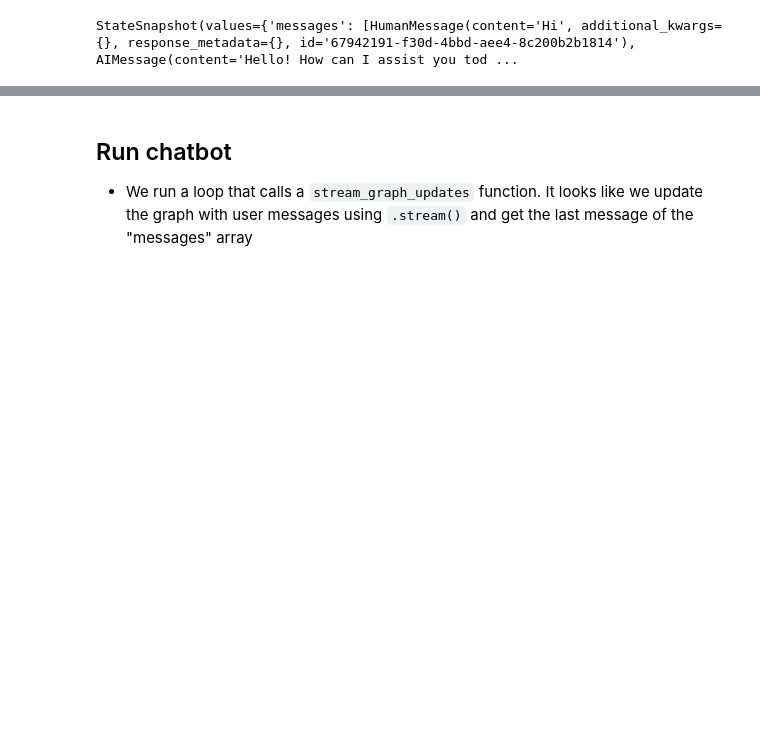
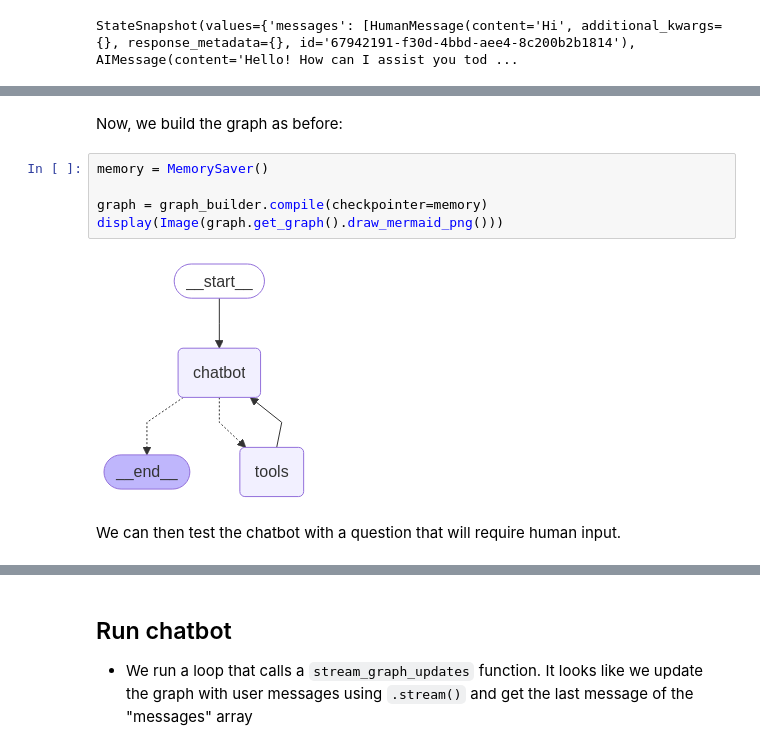
Before and after one commit to zzwhoops-home/MM-RAG, a Jupyter notebook: langgraph/langgraph_testing.ipynb, the cells around one changed output, grey strips where cells are left out. Drawn from its saved outputs; the diff is of its cells as text; blank space fills up the shorter version.

Commit message:
add human in the loop

```diff
--- a/langgraph/langgraph_testing.ipynb
+++ b/langgraph/langgraph_testing.ipynb
@@ -242,0 +298,11 @@ StateSnapshot(values={'messages': [HumanMessage(content='Hi', additional_kwargs=
+# %% [markdown]
+Now, we build the graph as before:
+# %%
+memory = MemorySaver()
+
+graph = graph_builder.compile(checkpointer=memory)
+display(Image(graph.get_graph().draw_mermaid_png()))
+# %% [output]
+[figure, added]
+# %% [markdown]
+We can then test the chatbot with a question that will require human input.
```
Also changed, not shown: parts of 6 cells of this notebook.
